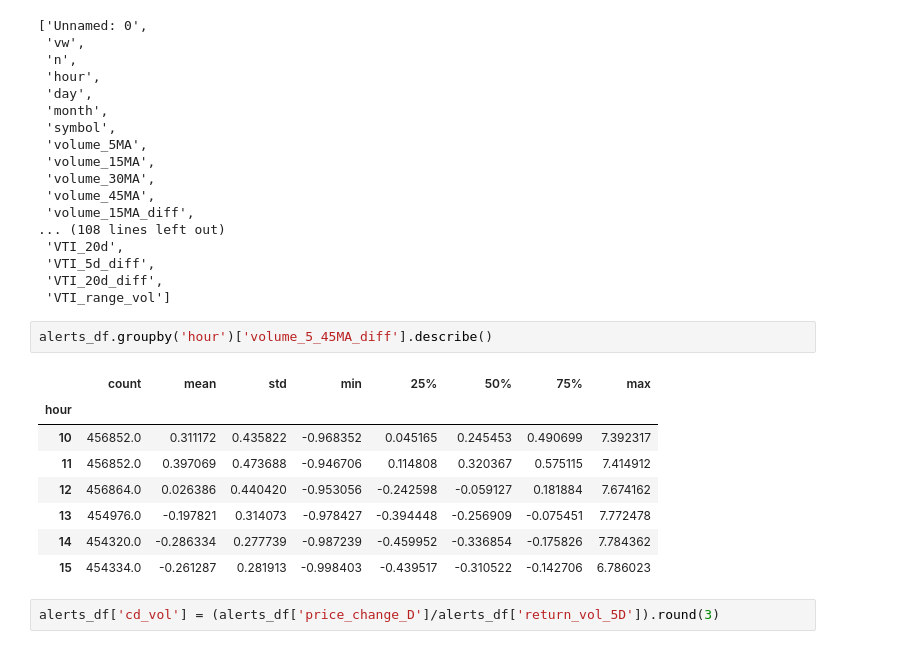
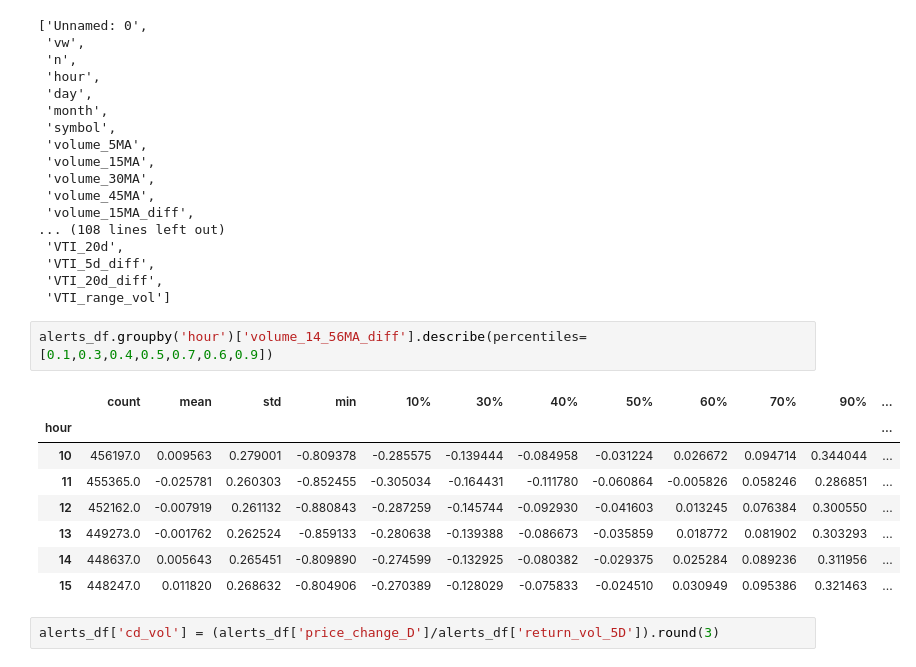
Before and after one commit to cmill3/IIE-Alerts-Pipeline, a Jupyter notebook: feature_analysis/trend_dataset_exploration.ipynb, the cells around one changed output. Drawn from its saved outputs; the diff is of its cells as text.

```diff
--- a/feature_analysis/trend_dataset_exploration.ipynb
+++ b/feature_analysis/trend_dataset_exploration.ipynb
@@ -75,16 +75,16 @@ print(features)
  'VTI_5d_diff',
  'VTI_20d_diff',
  'VTI_range_vol']
-# %%
-alerts_df.groupby('hour')['volume_5_45MA_diff'].describe()
-# %% [output]
-|  | count | mean | std | min | 25% | 50% | 75% | max |
-| hour |  |  |  |  |  |  |  |  |
-| 10 | 456852.0 | 0.311172 | 0.435822 | -0.968352 | 0.045165 | 0.245453 | 0.490699 | 7.392317 |
-| 11 | 456852.0 | 0.397069 | 0.473688 | -0.946706 | 0.114808 | 0.320367 | 0.575115 | 7.414912 |
-| 12 | 456864.0 | 0.026386 | 0.440420 | -0.953056 | -0.242598 | -0.059127 | 0.181884 | 7.674162 |
-| 13 | 454976.0 | -0.197821 | 0.314073 | -0.978427 | -0.394448 | -0.256909 | -0.075451 | 7.772478 |
-| 14 | 454320.0 | -0.286334 | 0.277739 | -0.987239 | -0.459952 | -0.336854 | -0.175826 | 7.784362 |
-| 15 | 454334.0 | -0.261287 | 0.281913 | -0.998403 | -0.439517 | -0.310522 | -0.142706 | 6.786023 |
+# %%
+alerts_df.groupby('hour')['volume_14_56MA_diff'].describe(percentiles=[0.1,0.3,0.4,0.5,0.7,0.6,0.9])
+# %% [output]
+|  | count | mean | std | min | 10% | 30% | 40% | 50% | 60% | 70% | 90% | ... |
+| hour |  |  |  |  |  |  |  |  |  |  |  | ... |
+| 10 | 456197.0 | 0.009563 | 0.279001 | -0.809378 | -0.285575 | -0.139444 | -0.084958 | -0.031224 | 0.026672 | 0.094714 | 0.344044 | ... |
+| 11 | 455365.0 | -0.025781 | 0.260303 | -0.852455 | -0.305034 | -0.164431 | -0.111780 | -0.060864 | -0.005826 | 0.058246 | 0.286851 | ... |
+| 12 | 452162.0 | -0.007919 | 0.261132 | -0.880843 | -0.287259 | -0.145744 | -0.092930 | -0.041603 | 0.013245 | 0.076384 | 0.300550 | ... |
+| 13 | 449273.0 | -0.001762 | 0.262524 | -0.859133 | -0.280638 | -0.139388 | -0.086673 | -0.035859 | 0.018772 | 0.081902 | 0.303293 | ... |
+| 14 | 448637.0 | 0.005643 | 0.265451 | -0.809890 | -0.274599 | -0.132925 | -0.080382 | -0.029375 | 0.025284 | 0.089236 | 0.311956 | ... |
+| 15 | 448247.0 | 0.011820 | 0.268632 | -0.804906 | -0.270389 | -0.128029 | -0.075833 | -0.024510 | 0.030949 | 0.095386 | 0.321463 | ... |
 # %%
 alerts_df['cd_vol'] = (alerts_df['price_change_D']/alerts_df['return_vol_5D']).round(3)
```
Also changed, not shown: parts of 17 cells of this notebook, 4 other files.
